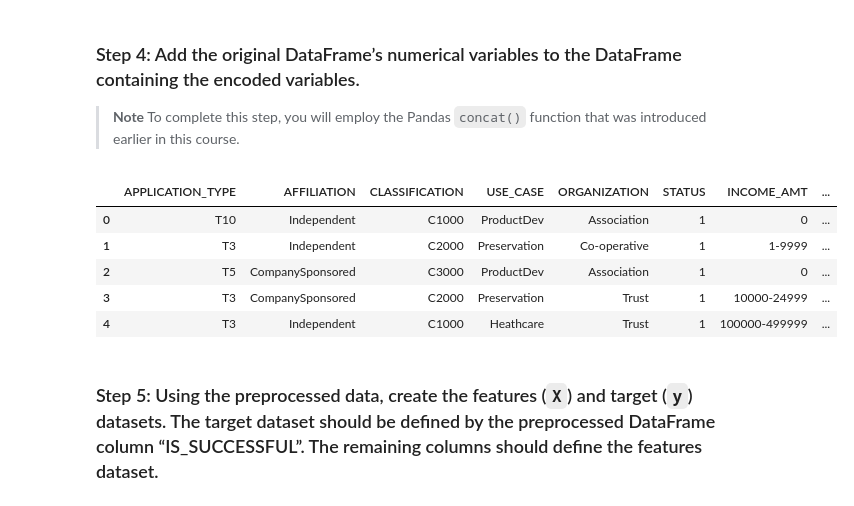
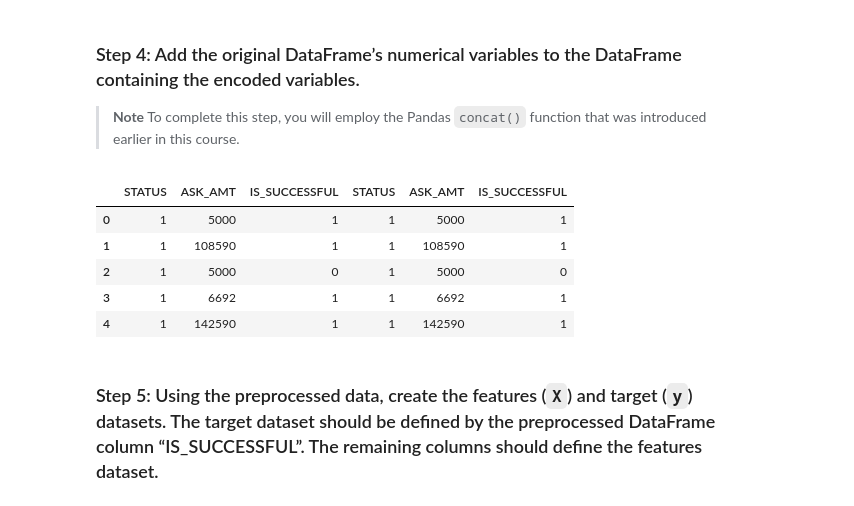
Before and after one commit to OhTarnishedOne/Colab, a Jupyter notebook: GC_venture_funding_with_deep_learning.ipynb, the cells around one changed output. Cells and saved outputs as stored; diff of their text form; code cells hidden in the pictures.

```diff
--- a/GC_venture_funding_with_deep_learning.ipynb
+++ b/GC_venture_funding_with_deep_learning.ipynb
@@ -195,23 +195,23 @@ encoded_df.head()
 # %%
 # Add the numerical variables from the original DataFrame to the one-hot encoding DataFrame
 encoded_df = applicant_data_df.drop(columns = categorical_variables)
 encoded_df = pd.concat(
     [
-        applicant_data_df,
+        applicant_data_df[["STATUS", "ASK_AMT", "IS_SUCCESSFUL"]],
         encoded_df
     ],
     axis=1
 )
 
 # Review the Dataframe
 encoded_df.head()
 # %% [output]
-|  | APPLICATION_TYPE | AFFILIATION | CLASSIFICATION | USE_CASE | ORGANIZATION | STATUS | INCOME_AMT | ... |
-| 0 | T10 | Independent | C1000 | ProductDev | Association | 1 | 0 | ... |
-| 1 | T3 | Independent | C2000 | Preservation | Co-operative | 1 | 1-9999 | ... |
-| 2 | T5 | CompanySponsored | C3000 | ProductDev | Association | 1 | 0 | ... |
-| 3 | T3 | CompanySponsored | C2000 | Preservation | Trust | 1 | 10000-24999 | ... |
-| 4 | T3 | Independent | C1000 | Heathcare | Trust | 1 | 100000-499999 | ... |
+|  | STATUS | ASK_AMT | IS_SUCCESSFUL | STATUS | ASK_AMT | IS_SUCCESSFUL |
+| 0 | 1 | 5000 | 1 | 1 | 5000 | 1 |
+| 1 | 1 | 108590 | 1 | 1 | 108590 | 1 |
+| 2 | 1 | 5000 | 0 | 1 | 5000 | 0 |
+| 3 | 1 | 6692 | 1 | 1 | 6692 | 1 |
+| 4 | 1 | 142590 | 1 | 1 | 142590 | 1 |
 # %% [markdown]
 ### Step 5: Using the preprocessed data, create the features (`X`) and target (`y`) datasets. The target dataset should be defined by the preprocessed DataFrame column “IS_SUCCESSFUL”. The remaining columns should define the features dataset.
 # %%
```
Also changed, not shown: parts of 11 cells of this notebook.
